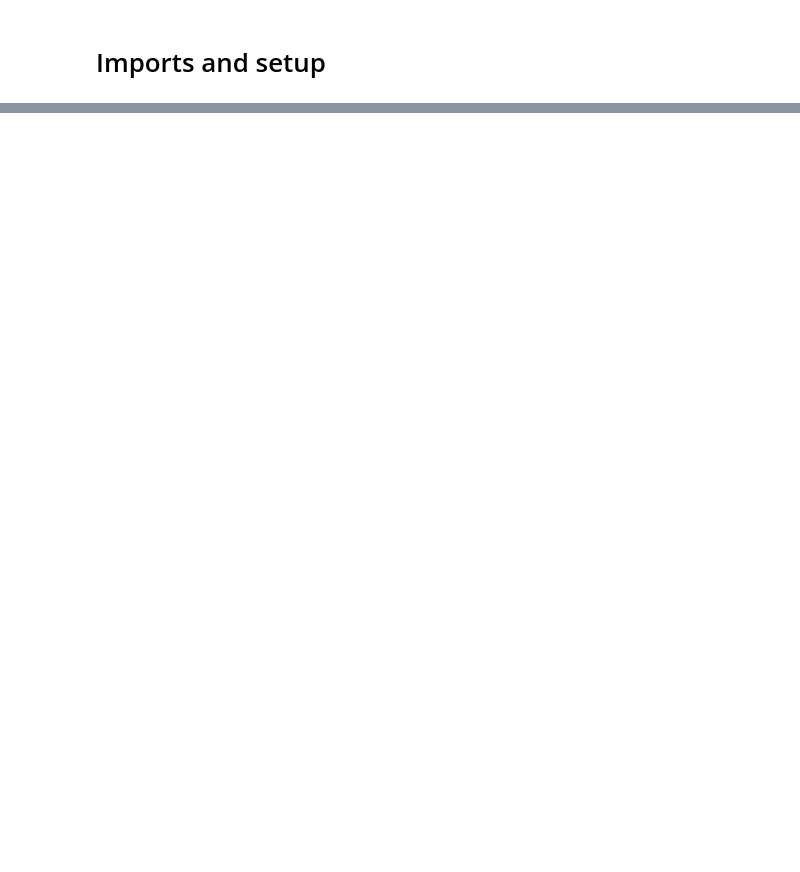
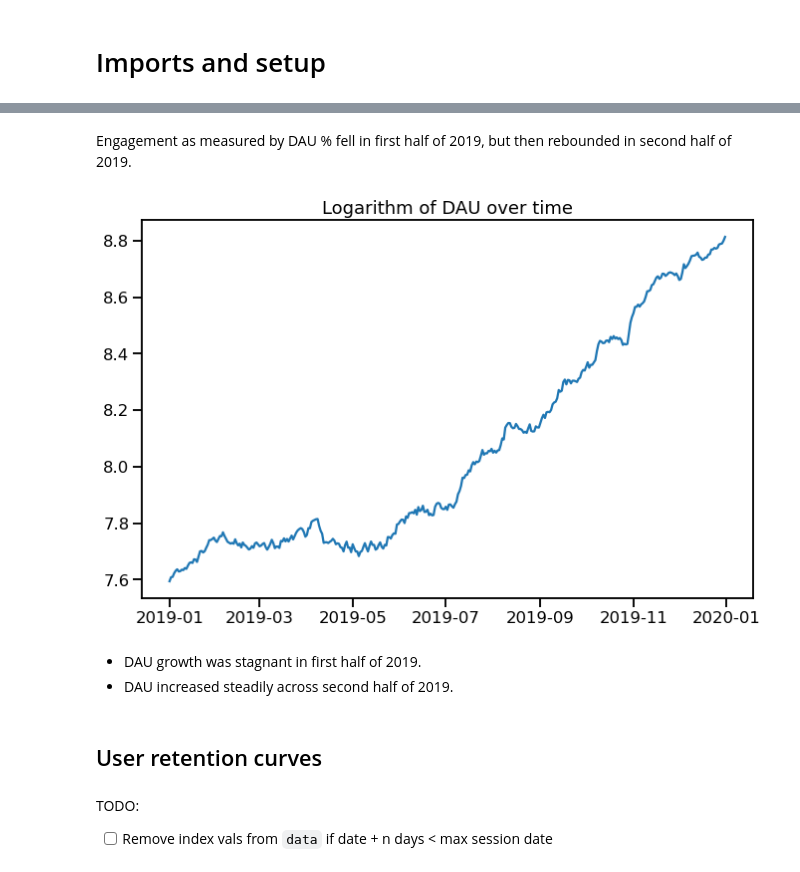
Before and after one commit to mfarragher/saas-business-simulation, a Jupyter notebook: notebooks/01_user-dataset-analytics.ipynb, the cells around one changed output, grey strips where cells are left out. Saved outputs shown, nothing was run; the diff lists cells and outputs as text; code cells hidden in the pictures; blank space fills up the shorter version.

```diff
--- a/notebooks/01_user-dataset-analytics.ipynb
+++ b/notebooks/01_user-dataset-analytics.ipynb
@@ -42,0 +59,5 @@ len(df_users)
+# %%
+%%time
+session_df = get_session_dataset('2019-01-01', '2020-01-01', users_df=users_df,
+                                 seed=SEED)
+session_df.head(5)
@@ -64,0 +152,17 @@ TODO - pull in user activity
+# %% [markdown]
+Engagement as measured by DAU % fell in first half of 2019, but then rebounded in second half of 2019.
+# %%
+fig, ax = plt.subplots(figsize=(11,7))
+ax.set_title('Logarithm of DAU over time')
+ax.plot(np.log(dau_ts))
+plt.show()
+# %% [output]
+[figure, added]
+# %% [markdown]
+- DAU growth was stagnant in first half of 2019.
+- DAU increased steadily across second half of 2019.
+# %% [markdown]
+## User retention curves
+# %% [markdown]
+TODO:
+- [ ] Remove index vals from `data` if date + n days < max session date
```
Also changed, not shown: parts of 35 cells of this notebook.
